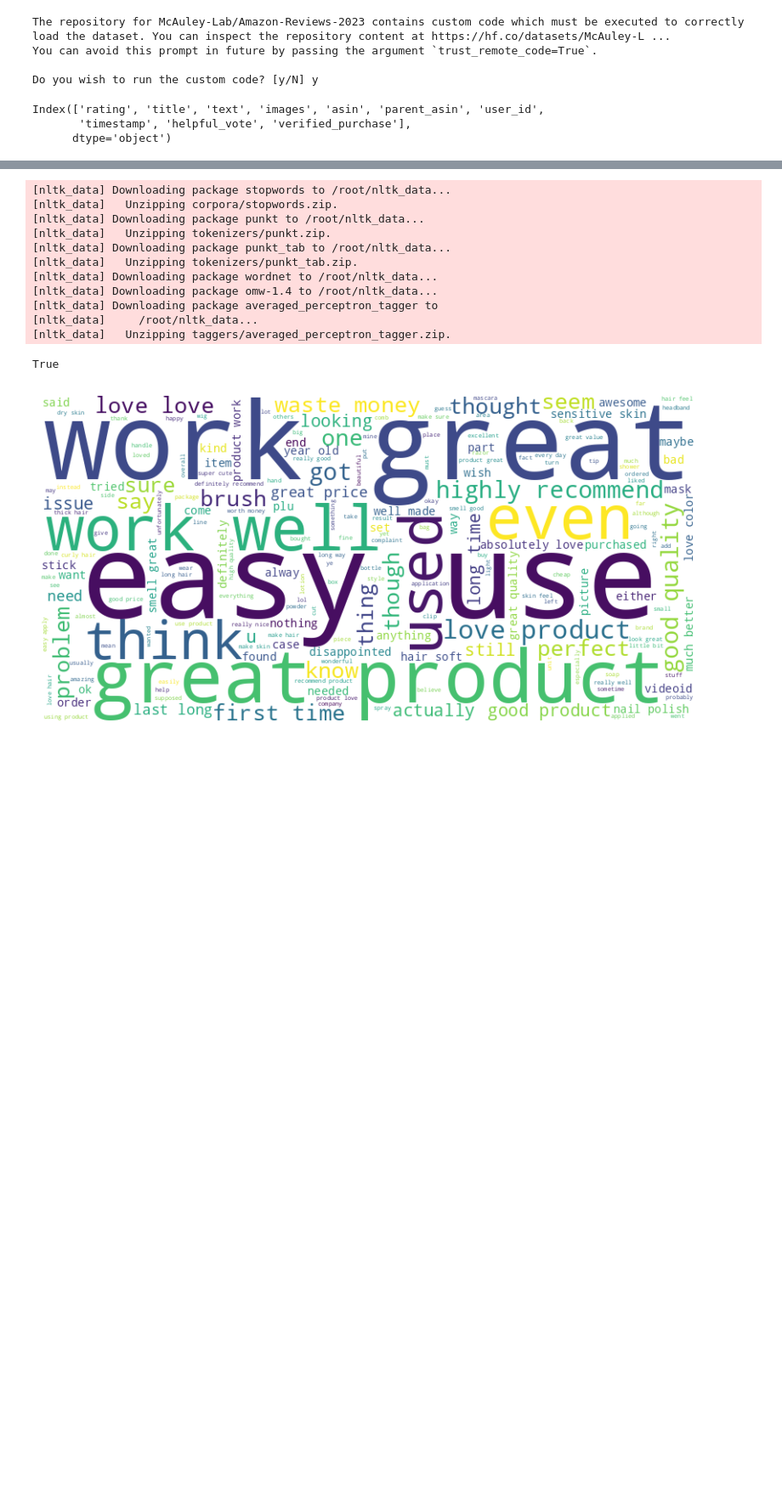
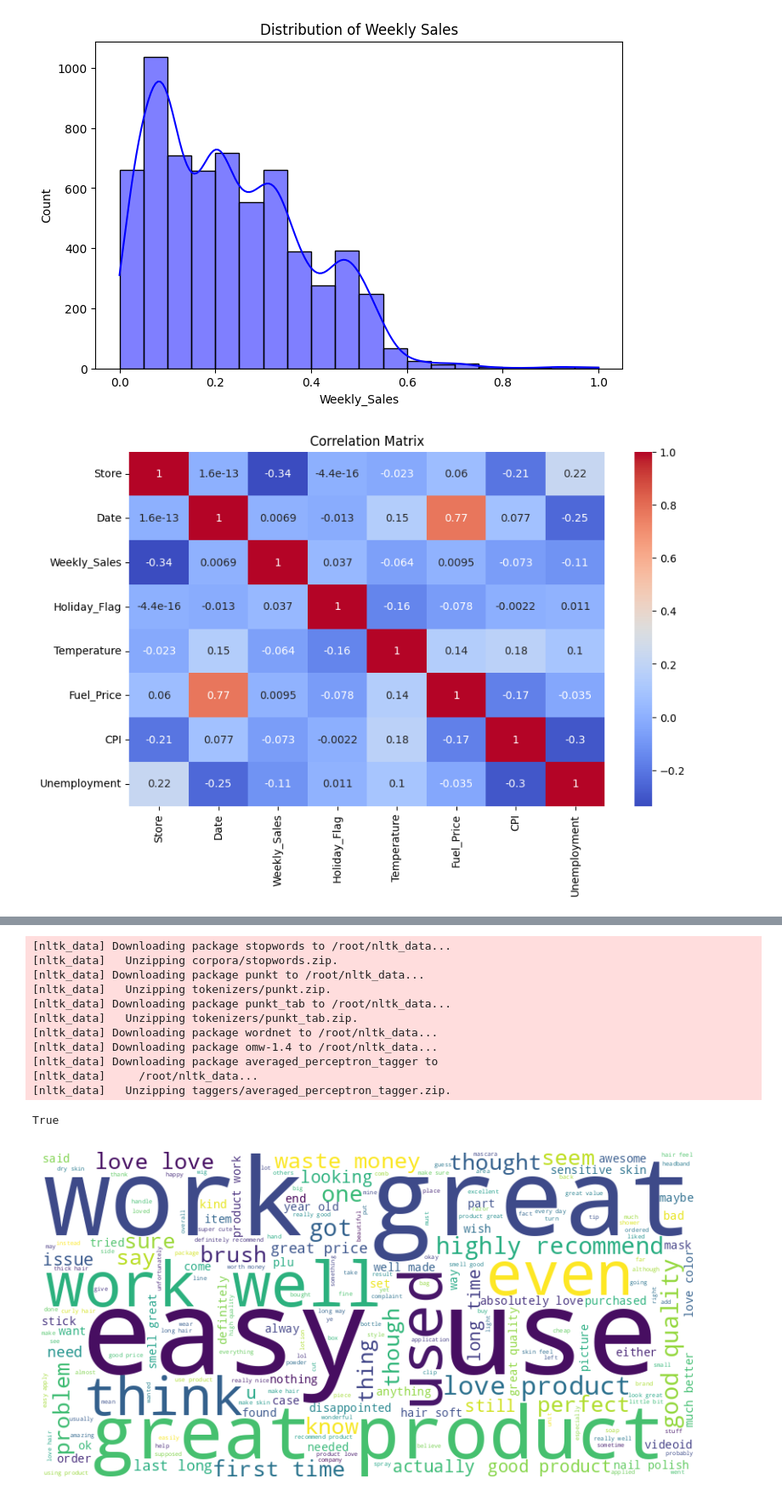
Before and after one commit to Emaan-Munib/Business-Prediction-Model, a Jupyter notebook: Business_Prediction_Model.ipynb, the cells around one changed output, grey strips where cells are left out. Shown at 85% size. Cells and saved outputs as stored; diff of their text form; code cells hidden in the pictures; blank space fills up the shorter version.

```diff
--- a/Business_Prediction_Model.ipynb
+++ b/Business_Prediction_Model.ipynb
@@ -54,16 +54,18 @@ plt.show()
-# %%
-from datasets import load_dataset
-
-dataset = load_dataset("McAuley-Lab/Amazon-Reviews-2023", "raw_review_All_Beauty", split="full")
-
-reviews = dataset.to_pandas()
-
-print(reviews.columns)
-# %% [output]
-The repository for McAuley-Lab/Amazon-Reviews-2023 contains custom code which must be executed to correctly load the dataset. You can inspect the repository content at https://hf.co/datasets/McAuley-L ...
-You can avoid this prompt in future by passing the argument `trust_remote_code=True`.
-
-Do you wish to run the custom code? [y/N] y
-Index(['rating', 'title', 'text', 'images', 'asin', 'parent_asin', 'user_id',
-       'timestamp', 'helpful_vote', 'verified_purchase'],
-      dtype='object')
+# %%
+import matplotlib.pyplot as plt
+import seaborn as sns
+
+# Distribution of Weekly Sales
+plt.figure(figsize=(8,5))
+sns.histplot(walmart_df['Weekly_Sales'], bins=20, kde=True, color='blue')
+plt.title('Distribution of Weekly Sales')
+plt.show()
+
+# Heatmap of correlations
+plt.figure(figsize=(10,6))
+sns.heatmap(walmart_df.corr(), annot=True, cmap='coolwarm')
+plt.title('Correlation Matrix')
+plt.show()
+# %% [output]
+[figure, added]
+[figure, added]
```
Also changed, not shown: parts of 13 cells of this notebook.
